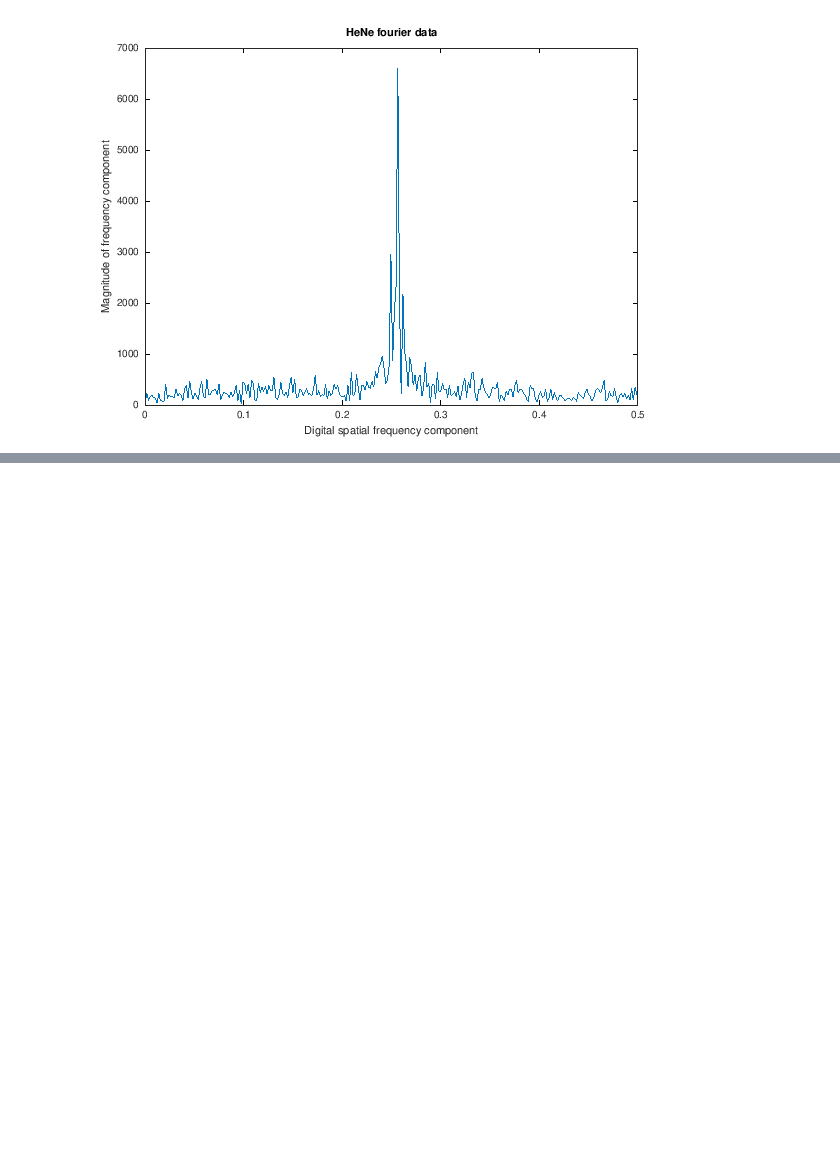
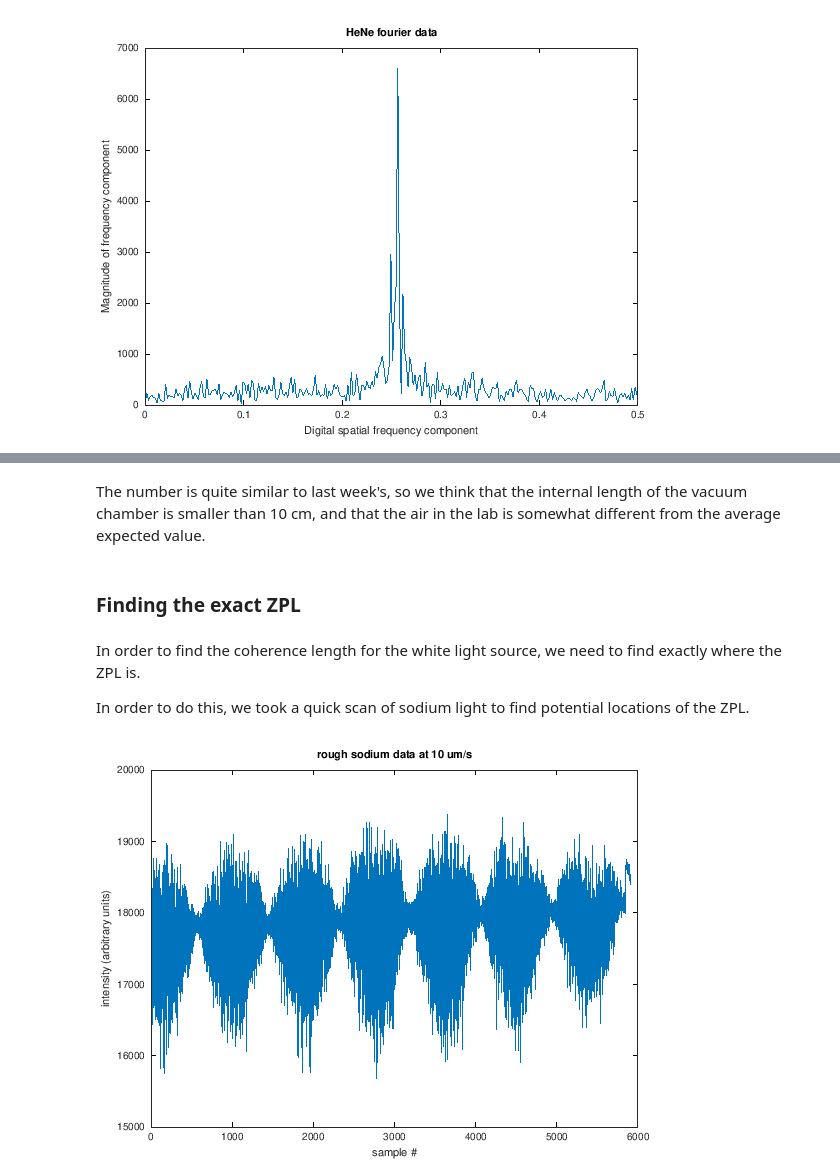
Before and after one commit to jtroo/phys408-lab1, a Jupyter notebook: notebook.ipynb, the cells around one changed output, grey strips where cells are left out. Saved outputs shown, nothing was run; the diff lists cells and outputs as text; code cells hidden in the pictures; blank space fills up the shorter version.

```diff
--- a/notebook.ipynb
+++ b/notebook.ipynb
@@ -622,0 +687,19 @@ xlim([0 0.5])
+# %% [markdown]
+The number is quite similar to last week's, so we think that the internal length of the vacuum chamber is smaller than 10 cm,
+and that the air in the lab is somewhat different from the average expected value.
+# %% [markdown]
+### Finding the exact ZPL
+# %% [markdown]
+In order to find the coherence length for the white light source, we need to find exactly
+where the ZPL is.
+
+In order to do this, we took a quick scan of sodium light to find potential locations of
+the ZPL.
+# %%
+data = csvread('test_data-2019-01-30/2019-01-30-Sodium-1-0.01');
+plot(data)
+title('rough sodium data at 10 um/s')
+xlabel('sample #')
+ylabel('intensity (arbitrary units)')
+# %% [output]
+[figure, added]
```
Also changed, not shown: parts of 26 cells of this notebook.
